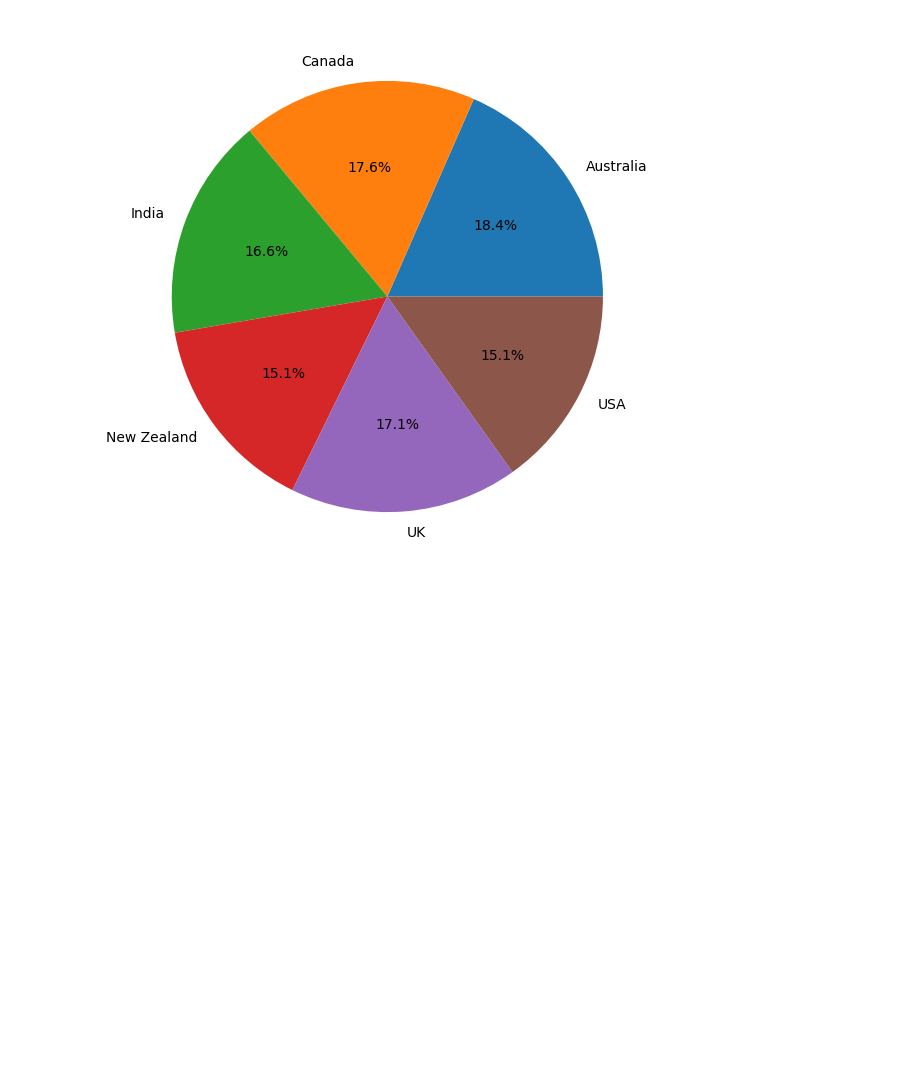
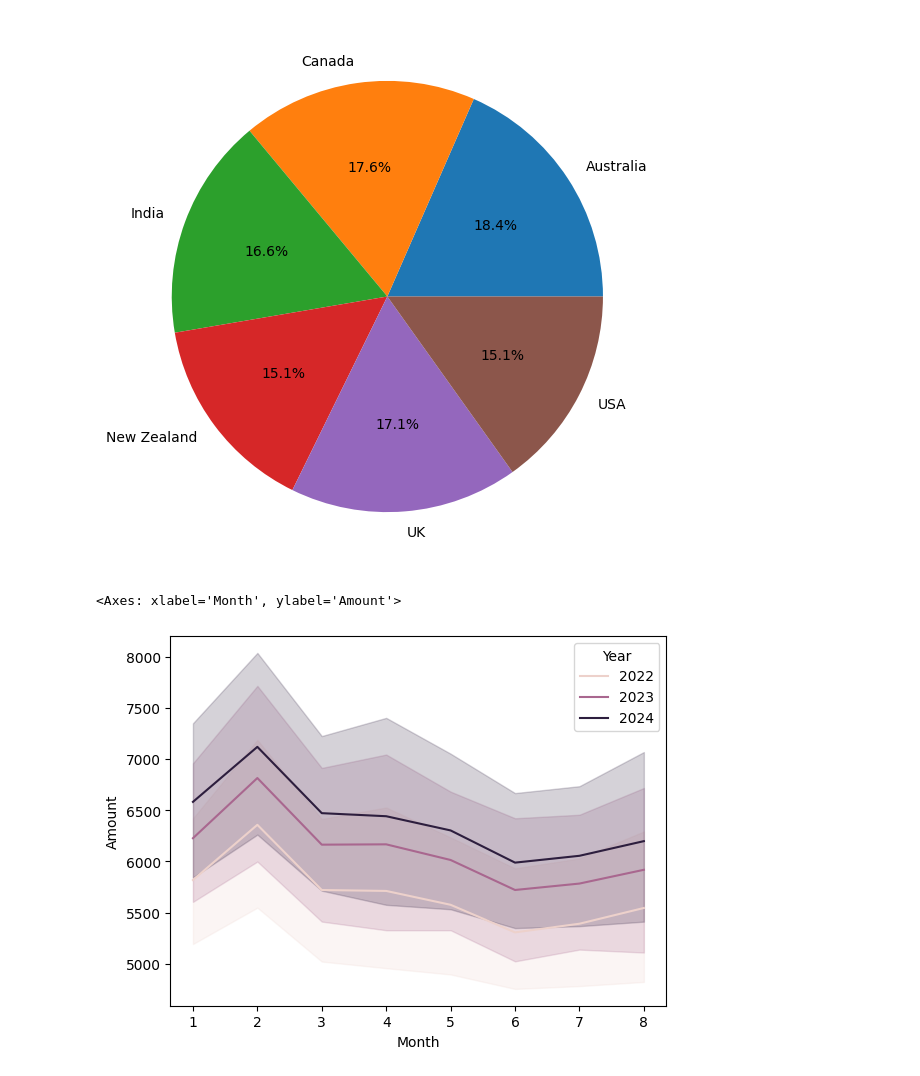
Before and after one commit to RealElvince/chocolate-sales-analysis, a Jupyter notebook: notebooks/chocolate_sales.ipynb, the cells around one changed output. Drawn from its saved outputs; the diff is of its cells as text; code cells hidden in the pictures; blank space fills up the shorter version.

Commit message:
lineplot plot

```diff
--- a/notebooks/chocolate_sales.ipynb
+++ b/notebooks/chocolate_sales.ipynb
@@ -317,3 +317,8 @@ plt.pie(country_boxes_shipped['total_boxes_shipped'],labels = country_boxes_ship
   Text(0.048968822461067915, -0.5979983732643228, '17.1%'),
   Text(0.5334041954139495, -0.2747361721994342, '15.1%')])
 [figure]
+# %%
+sns.lineplot(y=choco['Amount'], x = choco['Month'],hue = choco['Year'])
+# %% [output]
+<Axes: xlabel='Month', ylabel='Amount'>
+[figure, added]
```
